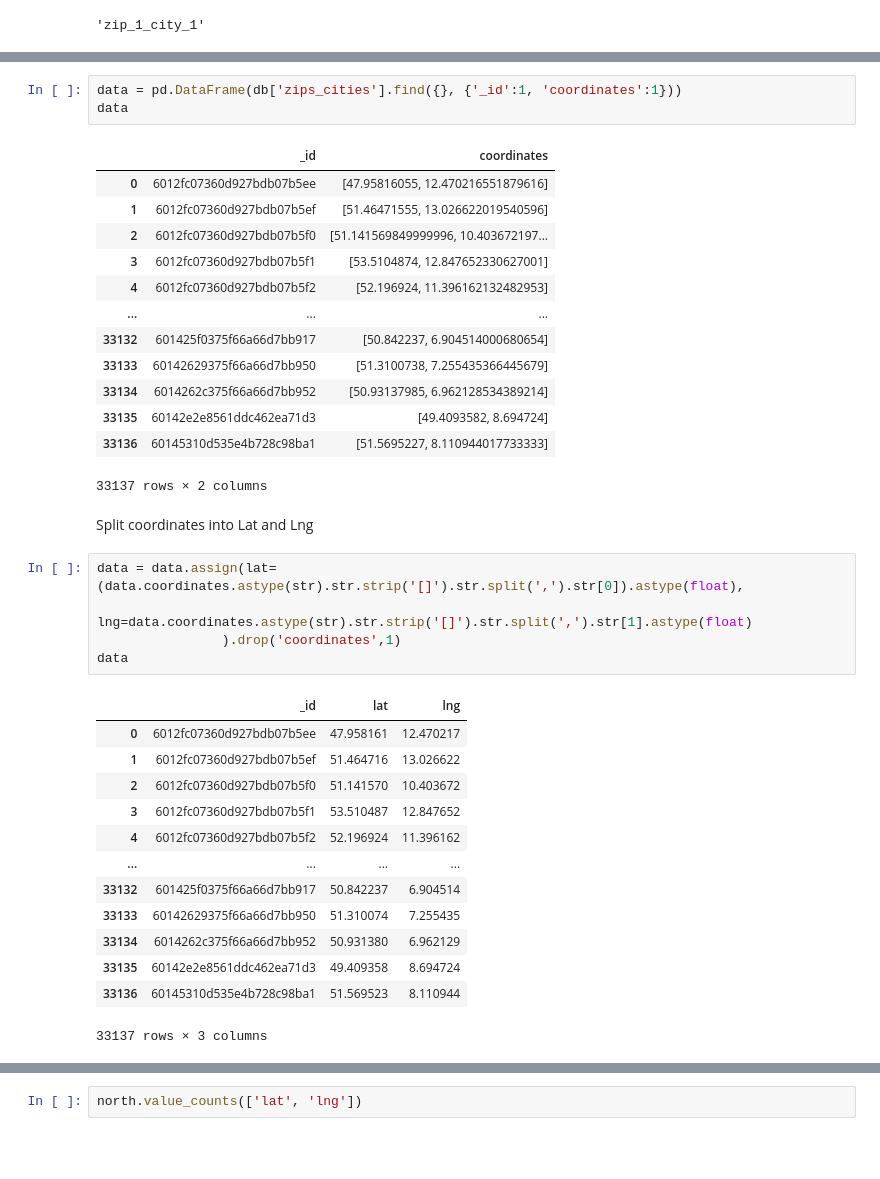
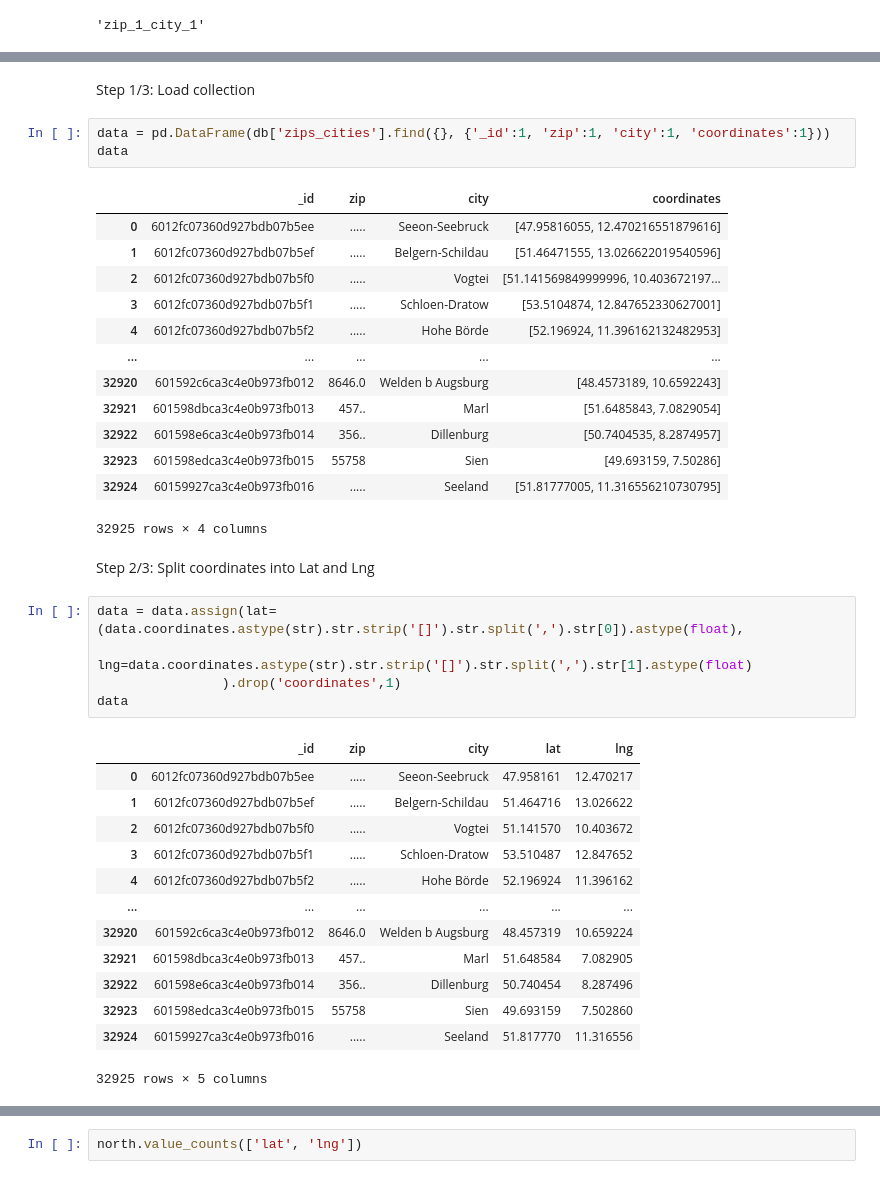
Before and after one commit to mayo-s/phonebookdiver, a Jupyter notebook: jupyter/phonebookdiver_notebook.ipynb, the cells around one changed output, grey strips where cells are left out. Saved outputs shown, nothing was run; the diff lists cells and outputs as text; blank space fills up the shorter version.

```diff
--- a/jupyter/phonebookdiver_notebook.ipynb
+++ b/jupyter/phonebookdiver_notebook.ipynb
@@ -656,41 +659,43 @@ db.get_collection('zips_cities').create_index([('zip', 1), ('city', 1)])
+# %% [markdown]
+Step 1/3: Load collection
 # %%
-data = pd.DataFrame(db['zips_cities'].find({}, {'_id':1, 'coordinates':1}))
+data = pd.DataFrame(db['zips_cities'].find({}, {'_id':1, 'zip':1, 'city':1, 'coordinates':1}))
 data
 # %% [output]
-|  | _id | coordinates |
-| 0 | 6012fc07360d927bdb07b5ee | [47.95816055, 12.470216551879616] |
-| 1 | 6012fc07360d927bdb07b5ef | [51.46471555, 13.026622019540596] |
-| 2 | 6012fc07360d927bdb07b5f0 | [51.141569849999996, 10.403672197... |
-| 3 | 6012fc07360d927bdb07b5f1 | [53.5104874, 12.847652330627001] |
-| 4 | 6012fc07360d927bdb07b5f2 | [52.196924, 11.396162132482953] |
-| ... | ... | ... |
-| 33132 | 601425f0375f66a66d7bb917 | [50.842237, 6.904514000680654] |
-| 33133 | 60142629375f66a66d7bb950 | [51.3100738, 7.255435366445679] |
-| 33134 | 6014262c375f66a66d7bb952 | [50.93137985, 6.962128534389214] |
-| 33135 | 60142e2e8561ddc462ea71d3 | [49.4093582, 8.694724] |
-| 33136 | 60145310d535e4b728c98ba1 | [51.5695227, 8.110944017733333] |
+|  | _id | zip | city | coordinates |
+| 0 | 6012fc07360d927bdb07b5ee | ..... | Seeon-Seebruck | [47.95816055, 12.470216551879616] |
+| 1 | 6012fc07360d927bdb07b5ef | ..... | Belgern-Schildau | [51.46471555, 13.026622019540596] |
+| 2 | 6012fc07360d927bdb07b5f0 | ..... | Vogtei | [51.141569849999996, 10.403672197... |
+| 3 | 6012fc07360d927bdb07b5f1 | ..... | Schloen-Dratow | [53.5104874, 12.847652330627001] |
+| 4 | 6012fc07360d927bdb07b5f2 | ..... | Hohe Börde | [52.196924, 11.396162132482953] |
+| ... | ... | ... | ... | ... |
+| 32920 | 601592c6ca3c4e0b973fb012 | 8646.0 | Welden b Augsburg | [48.4573189, 10.6592243] |
+| 32921 | 601598dbca3c4e0b973fb013 | 457.. | Marl | [51.6485843, 7.0829054] |
+| 32922 | 601598e6ca3c4e0b973fb014 | 356.. | Dillenburg | [50.7404535, 8.2874957] |
+| 32923 | 601598edca3c4e0b973fb015 | 55758 | Sien | [49.693159, 7.50286] |
+| 32924 | 60159927ca3c4e0b973fb016 | ..... | Seeland | [51.81777005, 11.316556210730795] |
-33137 rows × 2 columns
+32925 rows × 4 columns
 # %% [markdown]
-Split coordinates into Lat and Lng
+Step 2/3: Split coordinates into Lat and Lng
 # %%
 data = data.assign(lat=(data.coordinates.astype(str).str.strip('[]').str.split(',').str[0]).astype(float),
                  lng=data.coordinates.astype(str).str.strip('[]').str.split(',').str[1].astype(float)
                 ).drop('coordinates',1)
 data
 # %% [output]
-|  | _id | lat | lng |
-| 0 | 6012fc07360d927bdb07b5ee | 47.958161 | 12.470217 |
-| 1 | 6012fc07360d927bdb07b5ef | 51.464716 | 13.026622 |
-| 2 | 6012fc07360d927bdb07b5f0 | 51.141570 | 10.403672 |
-| 3 | 6012fc07360d927bdb07b5f1 | 53.510487 | 12.847652 |
-| 4 | 6012fc07360d927bdb07b5f2 | 52.196924 | 11.396162 |
-| ... | ... | ... | ... |
-| 33132 | 601425f0375f66a66d7bb917 | 50.842237 | 6.904514 |
-| 33133 | 60142629375f66a66d7bb950 | 51.310074 | 7.255435 |
-| 33134 | 6014262c375f66a66d7bb952 | 50.931380 | 6.962129 |
-| 33135 | 60142e2e8561ddc462ea71d3 | 49.409358 | 8.694724 |
-| 33136 | 60145310d535e4b728c98ba1 | 51.569523 | 8.110944 |
+|  | _id | zip | city | lat | lng |
+| 0 | 6012fc07360d927bdb07b5ee | ..... | Seeon-Seebruck | 47.958161 | 12.470217 |
+| 1 | 6012fc07360d927bdb07b5ef | ..... | Belgern-Schildau | 51.464716 | 13.026622 |
+| 2 | 6012fc07360d927bdb07b5f0 | ..... | Vogtei | 51.141570 | 10.403672 |
+| 3 | 6012fc07360d927bdb07b5f1 | ..... | Schloen-Dratow | 53.510487 | 12.847652 |
+| 4 | 6012fc07360d927bdb07b5f2 | ..... | Hohe Börde | 52.196924 | 11.396162 |
+| ... | ... | ... | ... | ... | ... |
+| 32920 | 601592c6ca3c4e0b973fb012 | 8646.0 | Welden b Augsburg | 48.457319 | 10.659224 |
+| 32921 | 601598dbca3c4e0b973fb013 | 457.. | Marl | 51.648584 | 7.082905 |
+| 32922 | 601598e6ca3c4e0b973fb014 | 356.. | Dillenburg | 50.740454 | 8.287496 |
+| 32923 | 601598edca3c4e0b973fb015 | 55758 | Sien | 49.693159 | 7.502860 |
+| 32924 | 60159927ca3c4e0b973fb016 | ..... | Seeland | 51.817770 | 11.316556 |
-33137 rows × 3 columns
+32925 rows × 5 columns
 # %%
 # multiple appearances of same coords
 data.value_counts(['lat', 'lng'])
```
Also changed, not shown: parts of 15 cells of this notebook.
